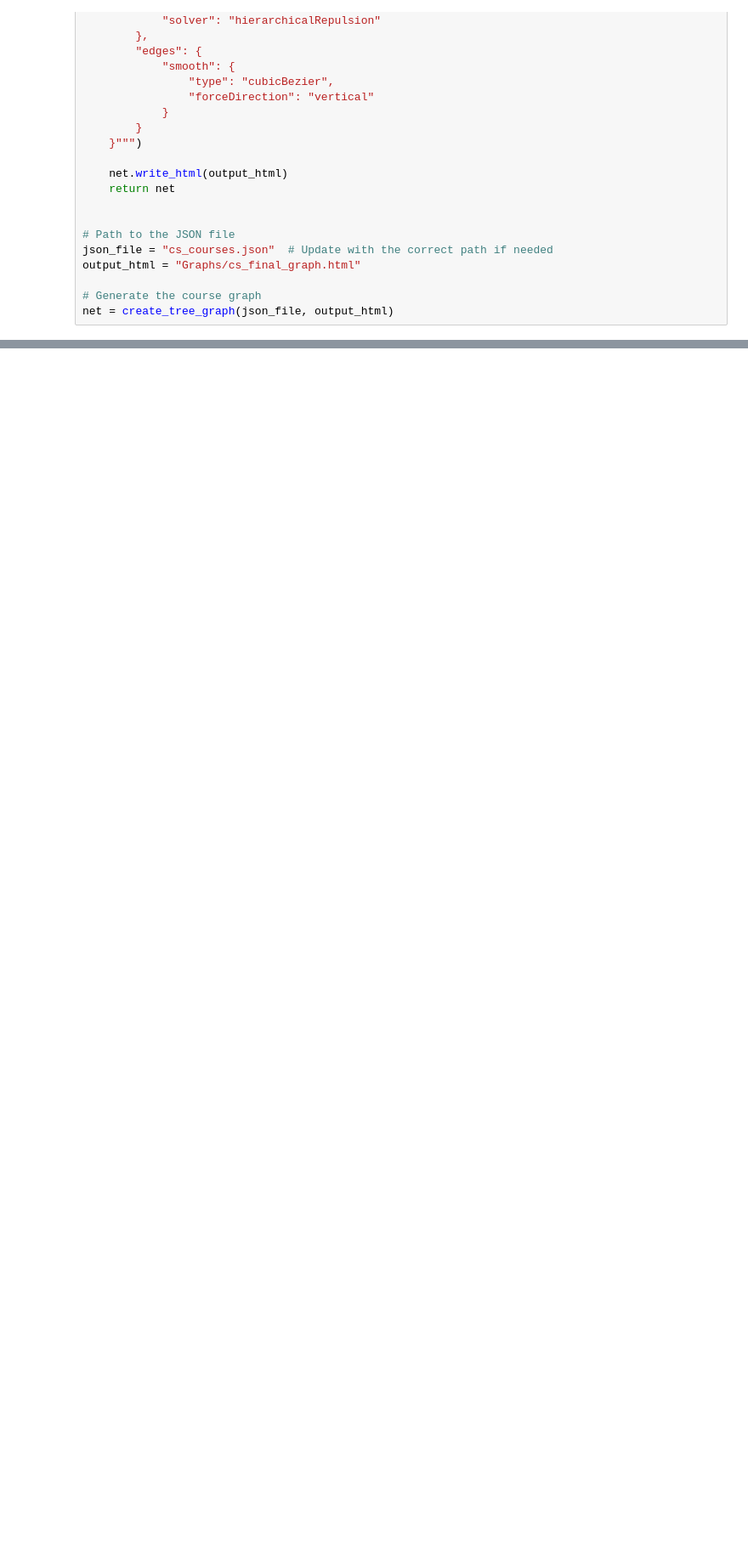
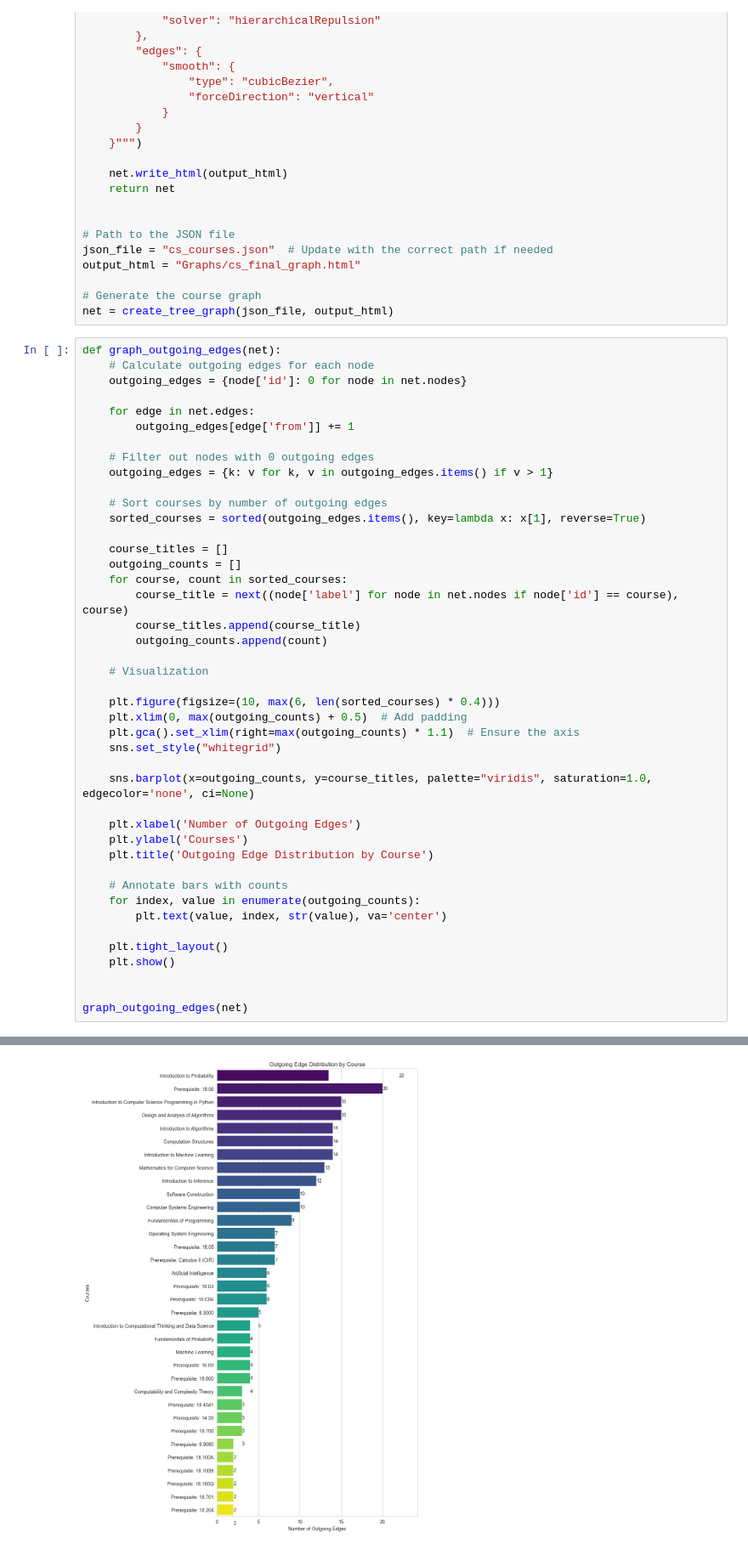
Before and after one commit to hansgundlach/CourseGraph, a Jupyter notebook: prototype.ipynb, the cells around one changed output, grey strips where cells are left out. Shown at 85% size. Saved outputs shown, nothing was run; the diff lists cells and outputs as text; blank space fills up the shorter version.

```diff
--- a/prototype.ipynb
+++ b/prototype.ipynb
@@ -286,3 +257,47 @@ output_html = "Graphs/cs_final_graph.html"
 
 # Generate the course graph
 net = create_tree_graph(json_file, output_html)
+# %%
+def graph_outgoing_edges(net):
+    # Calculate outgoing edges for each node
+    outgoing_edges = {node['id']: 0 for node in net.nodes}
+
+    for edge in net.edges:
+        outgoing_edges[edge['from']] += 1
+
+    # Filter out nodes with 0 outgoing edges
+    outgoing_edges = {k: v for k, v in outgoing_edges.items() if v > 1}
+
+    # Sort courses by number of outgoing edges
+    sorted_courses = sorted(outgoing_edges.items(), key=lambda x: x[1], reverse=True)
+
+    course_titles = []
+    outgoing_counts = []
+    for course, count in sorted_courses:
+        course_title = next((node['label'] for node in net.nodes if node['id'] == course), course)
+        course_titles.append(course_title)
+        outgoing_counts.append(count)
+
+    # Visualization
+
+    plt.figure(figsize=(10, max(6, len(sorted_courses) * 0.4)))
+    plt.xlim(0, max(outgoing_counts) + 0.5)  # Add padding
+    plt.gca().set_xlim(right=max(outgoing_counts) * 1.1)  # Ensure the axis
+    sns.set_style("whitegrid")
+
+    sns.barplot(x=outgoing_counts, y=course_titles, palette="viridis", saturation=1.0, edgecolor='none', ci=None)
+
+    plt.xlabel('Number of Outgoing Edges')
+    plt.ylabel('Courses')
+    plt.title('Outgoing Edge Distribution by Course')
+
+    # Annotate bars with counts
+    for index, value in enumerate(outgoing_counts):
+        plt.text(value, index, str(value), va='center')
+
+    plt.tight_layout()
+    plt.show()
+
+
+graph_outgoing_edges(net)
+# %% [output]
@@ -289,3 +311,4 @@ net = create_tree_graph(json_file, output_html)
+[figure, added]
 # %%
 def graph_outgoing_edges(net):
     # Calculate outgoing edges for each node
```
Also changed, not shown: parts of 12 cells of this notebook, 2 other files.
